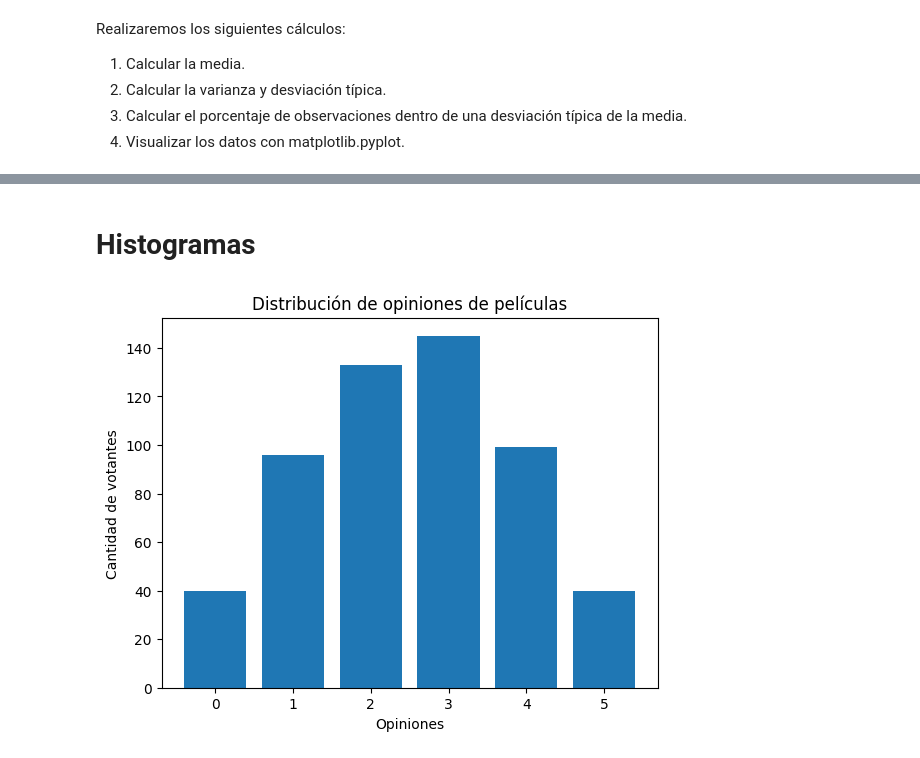
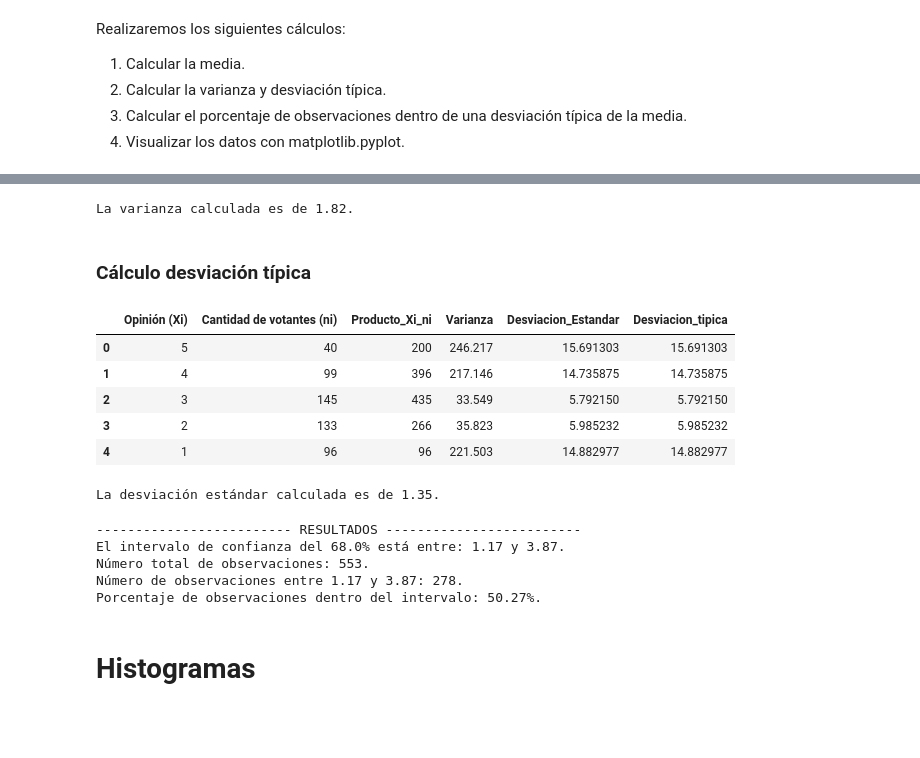
Before and after one commit to clauloro/Criticas_de_peliculas, a Jupyter notebook: peliculass.ipynb, the cells around one changed output, grey strips where cells are left out. Saved outputs shown, nothing was run; the diff lists cells and outputs as text; code cells hidden in the pictures; blank space fills up the shorter version.

```diff
--- a/peliculass.ipynb
+++ b/peliculass.ipynb
@@ -56,10 +83,52 @@ Porcentaje de observaciones dentro de una desviación típica de la media: 50.27
+# %%
+total_varianza = df_calculos['Varianza'].sum()
+
+varianza_calculada = total_varianza / total_votantes
+
+print(f'La varianza calculada es de {round(varianza_calculada, 2)}.')
+# %% [output]
+La varianza calculada es de 1.82.
+# %% [markdown]
+### Cálculo desviación típica
+# %%
+
+df_calculos['Varianza'] = df_calculos['Cantidad de votantes (ni)'] * ((df_calculos['Opinión (Xi)'] - promedio_ponderado) ** 2)
+df_calculos['Varianza'] = df_calculos['Varianza'].round(3)
+
+df_calculos['Desviacion_tipica'] = np.sqrt(df_calculos['Varianza'])
+
+df_calculos.head()
+# %% [output]
+|  | Opinión (Xi) | Cantidad de votantes (ni) | Producto_Xi_ni | Varianza | Desviacion_Estandar | Desviacion_tipica |
+| 0 | 5 | 40 | 200 | 246.217 | 15.691303 | 15.691303 |
+| 1 | 4 | 99 | 396 | 217.146 | 14.735875 | 14.735875 |
+| 2 | 3 | 145 | 435 | 33.549 | 5.792150 | 5.792150 |
+| 3 | 2 | 133 | 266 | 35.823 | 5.985232 | 5.985232 |
+| 4 | 1 | 96 | 96 | 221.503 | 14.882977 | 14.882977 |
+# %%
+std_dev = np.sqrt(varianza_calculada)
+
+print(f'La desviación estándar calculada es de {round(std_dev, 2)}.')
+# %% [output]
+La desviación estándar calculada es de 1.35.
+# %%
+confianza = 0.68
+
+intervalo_inferior = round(promedio_ponderado - std_dev, 2)
+intervalo_superior = round(promedio_ponderado + std_dev, 2)
+
+observaciones_rango = df_calculos[(df_calculos['Opinión (Xi)'] >= intervalo_inferior) & (df_calculos['Opinión (Xi)'] <= intervalo_superior)].copy()
+
+print('------------------------- RESULTADOS -------------------------')
+print(f'El intervalo de confianza del {confianza * 100}% está entre: {intervalo_inferior} y {intervalo_superior}.')
+print(f'Número total de observaciones: {total_votantes}.')
+print(f'Número de observaciones entre {intervalo_inferior} y {intervalo_superior}: {observaciones_rango["Cantidad de votantes (ni)"].sum()}.')
+print(f'Porcentaje de observaciones dentro del intervalo: {round(observaciones_rango["Cantidad de votantes (ni)"].sum() / total_votantes * 100, 2)}%.')
+# %% [output]
+------------------------- RESULTADOS -------------------------
+El intervalo de confianza del 68.0% está entre: 1.17 y 3.87.
+Número total de observaciones: 553.
+Número de observaciones entre 1.17 y 3.87: 278.
+Porcentaje de observaciones dentro del intervalo: 50.27%.
 # %% [markdown]
 # Histogramas
-# %%
-plt.bar(data['Opiniones'], data['Votantes'])
-plt.xlabel('Opiniones')
-plt.ylabel('Cantidad de votantes')
-plt.title('Distribución de opiniones de películas')
-plt.show()
-# %% [output]
-[figure, removed]
```
Also changed, not shown: parts of 16 cells of this notebook.
